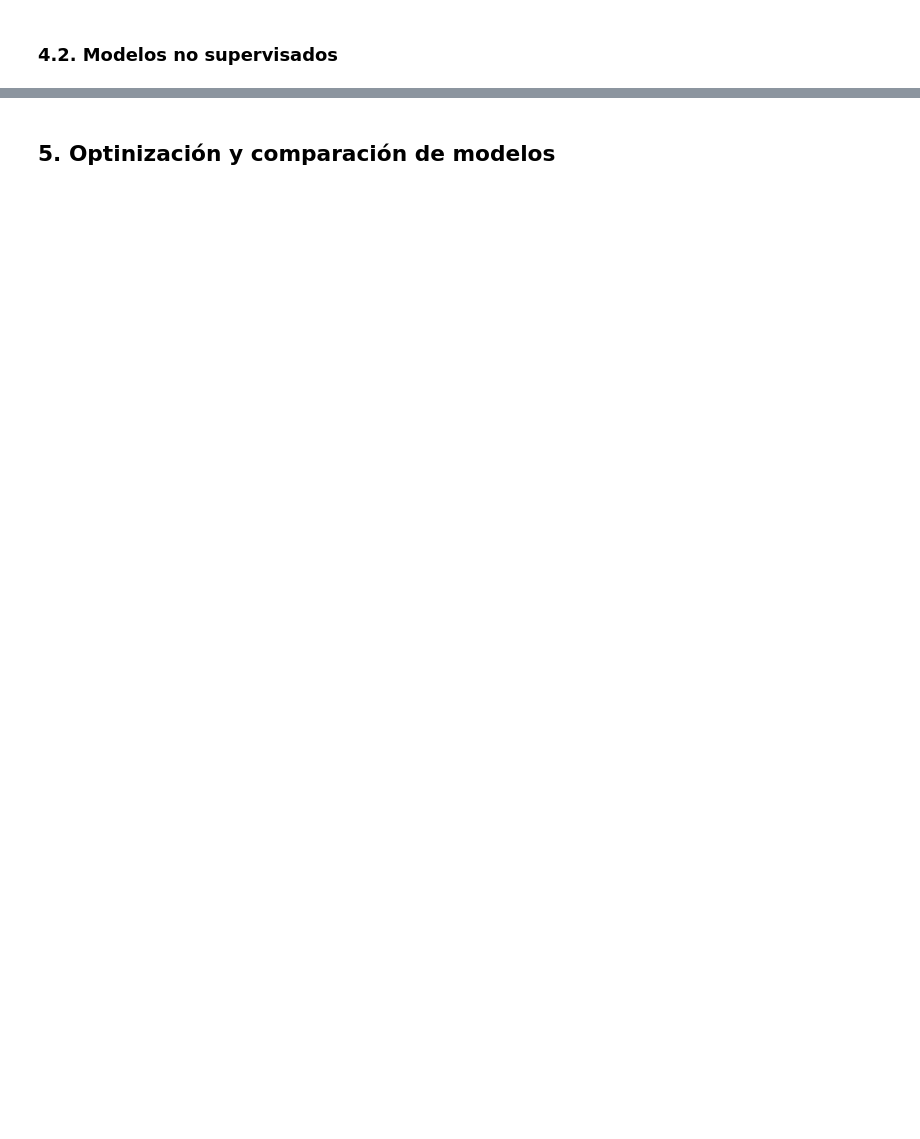
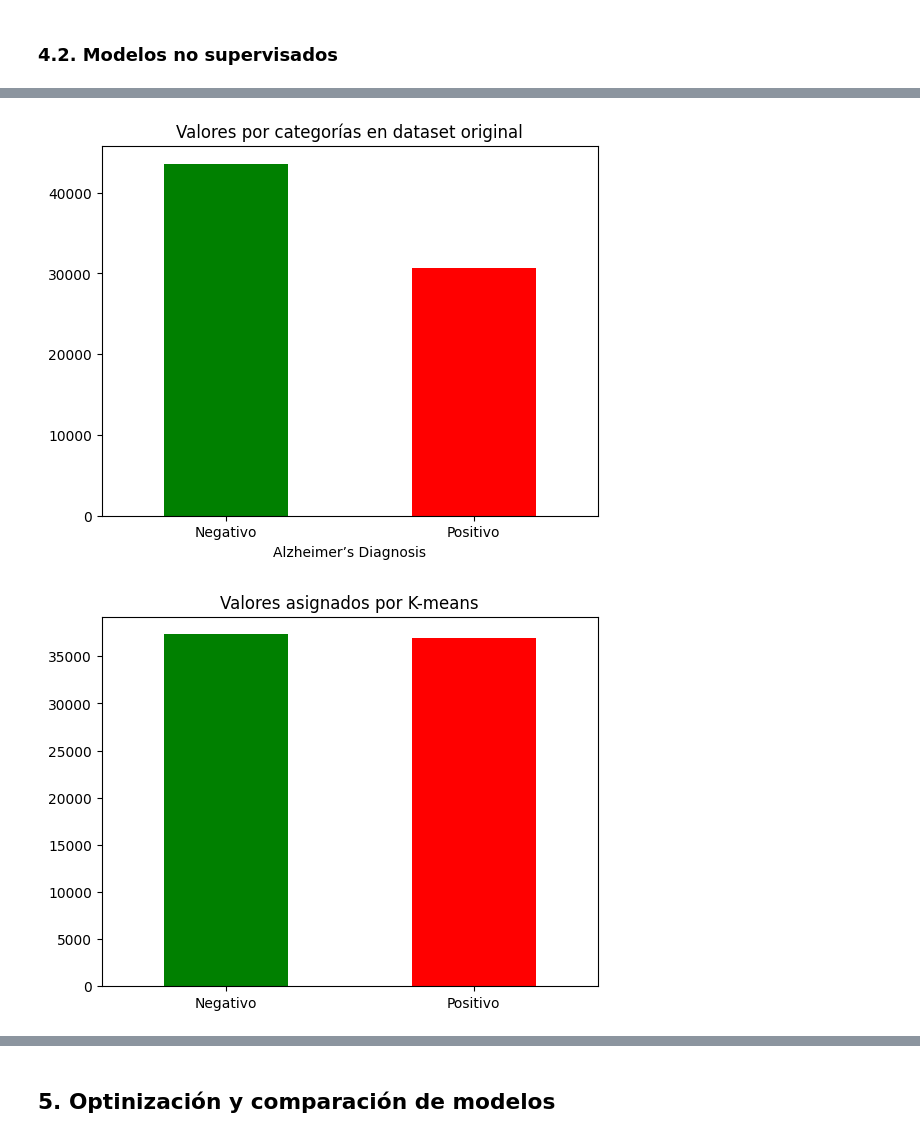
Before and after one commit to JosueRodriguezSams/RememberUs-Recuerdanos-, a Jupyter notebook: Analisis_predictivo_del_alzheimer.ipynb, the cells around one changed output, grey strips where cells are left out. Drawn from its saved outputs; the diff is of its cells as text; code cells hidden in the pictures; blank space fills up the shorter version.

```diff
--- a/Analisis_predictivo_del_alzheimer.ipynb
+++ b/Analisis_predictivo_del_alzheimer.ipynb
@@ -194,6 +195,8 @@ df['Social Engagement Level'] = df['Social Engagement Level'].map({'Low': 0, 'Me
 df['Stress Levels'] = df['Stress Levels'].map({'Low': 0, 'Medium': 1, 'High': 2})
 df['Income Level'] = df['Income Level'].map({'Low': 0, 'Medium': 1, 'High': 2})
 
+# Clonaremos la data actual en otro espacio de memoría
+df2 = df.copy(deep=1)
 
 # Aplicar Target Encoding a 'Country'
 df['Alzheimer’s Diagnosis'] = df['Alzheimer’s Diagnosis'].map({'No': 0, 'Yes': 1}) #¡Target de la data!
@@ -292,0 +349,7 @@ model.score(x_train, y_train)*100
+# %%
+#Tratamiento del dataframe, se crean 2 clones de dicho df, ?df2' simplemente no incluye las columnas 'Country' 'Alzheimer’s Diagnosis', y en 'x_for_kmeans'
+#se normalizan los valores
+df2.drop(['Country', 'Alzheimer’s Diagnosis'], axis=1, inplace=True)
+scaler = MinMaxScaler()
+x_for_kmeans = scaler.fit_transform(df2)
+x_for_kmeans
@@ -292,0 +392,7 @@ model.score(x_train, y_train)*100
+# %%
+#instanciamiento de un modelo por cada dataframe, y respectivo ajuste a su data
+kmeans = KMeans(n_clusters=2, algorithm='lloyd', init='random', max_iter=100, n_init=10, random_state=1)
+kmeans.fit(df2)
+
+kmeans_scaled = KMeans(n_clusters=2, algorithm='lloyd', init='random', max_iter=100, n_init=10, random_state=1)
+kmeans_scaled.fit(x_for_kmeans)
@@ -292,0 +401,8 @@ model.score(x_train, y_train)*100
+# %%
+#recuento de valores por categoria
+km = pd.Series(kmeans.labels_)
+km_scaled = pd.Series(kmeans_scaled.labels_)
+count_values = km.value_counts()
+count_values2 = km_scaled.value_counts()
+print('dataset original\n',df.value_counts(df['Alzheimer’s Diagnosis']), '\n\ncategorización por k-means (no escalado)\n',count_values,
+      '\n\ncategorización por k-means(escalado)\n', count_values2,)
@@ -292,0 +425,21 @@ model.score(x_train, y_train)*100
+# %%
+#grafica del recuento anterior
+count_values_og = df.value_counts(df['Alzheimer’s Diagnosis'])
+count_values_og.plot(kind='bar',color=['green','red' ], title='Valores por categorías en dataset original')
+plt.xticks(ticks=[0, 1], labels=["Negativo", "Positivo"])
+plt.xticks(rotation=0)
+plt.show()
+
+count_values.plot(kind='bar',color=['green','red' ], title='Valores asignados por K-means')
+plt.xticks(ticks=[0, 1], labels=["Negativo", "Positivo"])
+plt.xticks(rotation=0)
+plt.show()
+
+count_values2.plot(kind='bar',color=['green','red' ], title='Valores asignados por K-means ESCALADO')
+plt.xticks(ticks=[0, 1], labels=["Negativo", "Positivo"])
+plt.xticks(rotation=0)
+
+plt.show()
+# %% [output]
+[figure, added]
+[figure, added]
```
Also changed, not shown: parts of 9 cells of this notebook.
